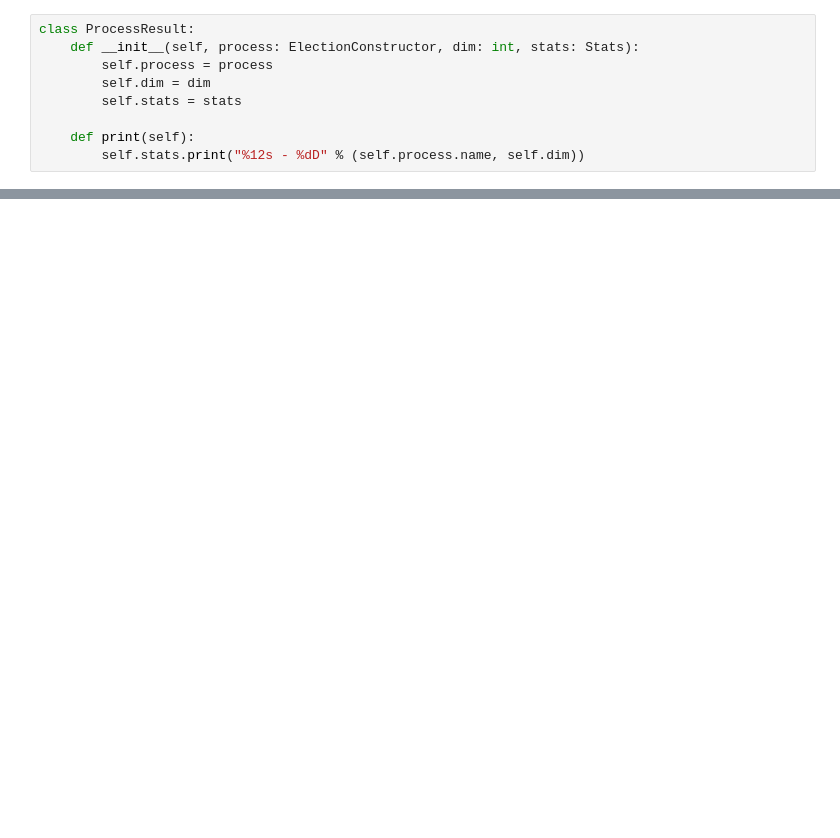
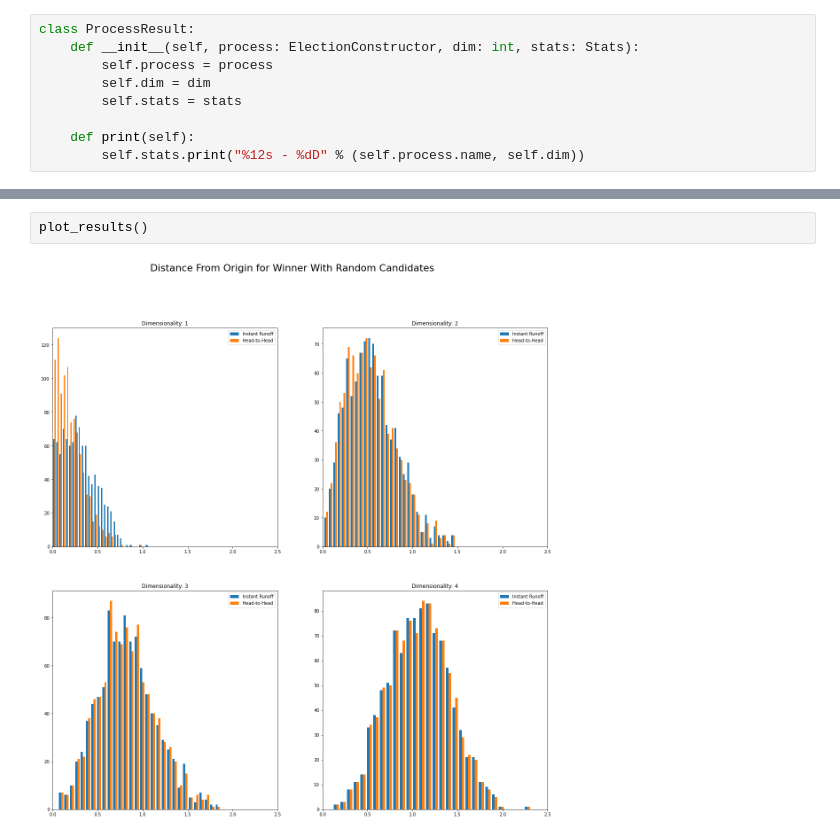
Before and after one commit to robbierobinette/rcv-tensorflow, a Jupyter notebook: random_candidates.ipynb, the cells around one changed output, grey strips where cells are left out. Cells and saved outputs as stored; diff of their text form; blank space fills up the shorter version.

```diff
--- a/random_candidates.ipynb
+++ b/random_candidates.ipynb
@@ -139,0 +179,4 @@ for ir, hr in zip(irv_results, h2h_results):
+# %%
+plot_results()
+# %% [output]
+[figure, added]
```
Also changed, not shown: parts of 8 cells of this notebook, 16 other files.
